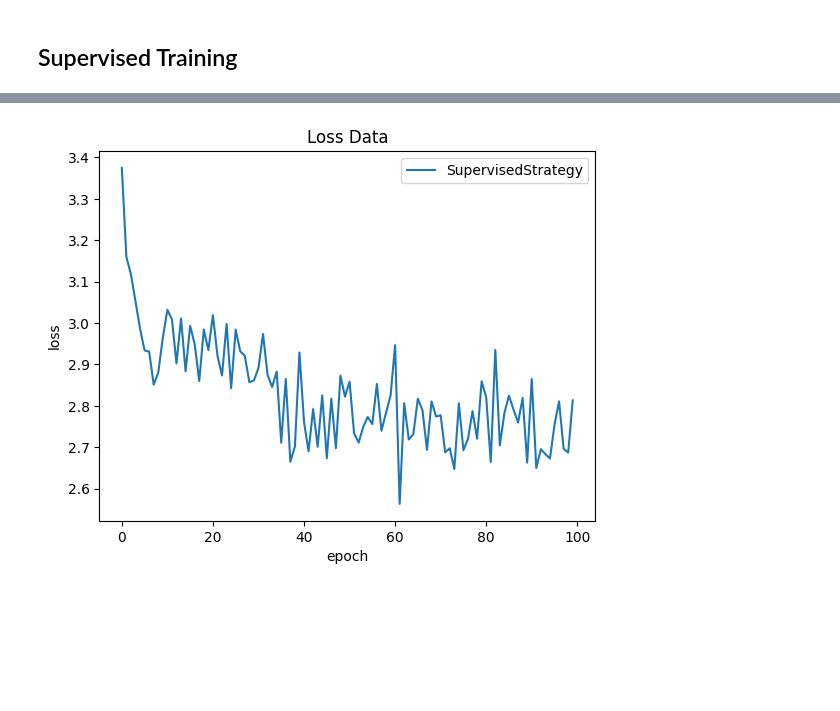
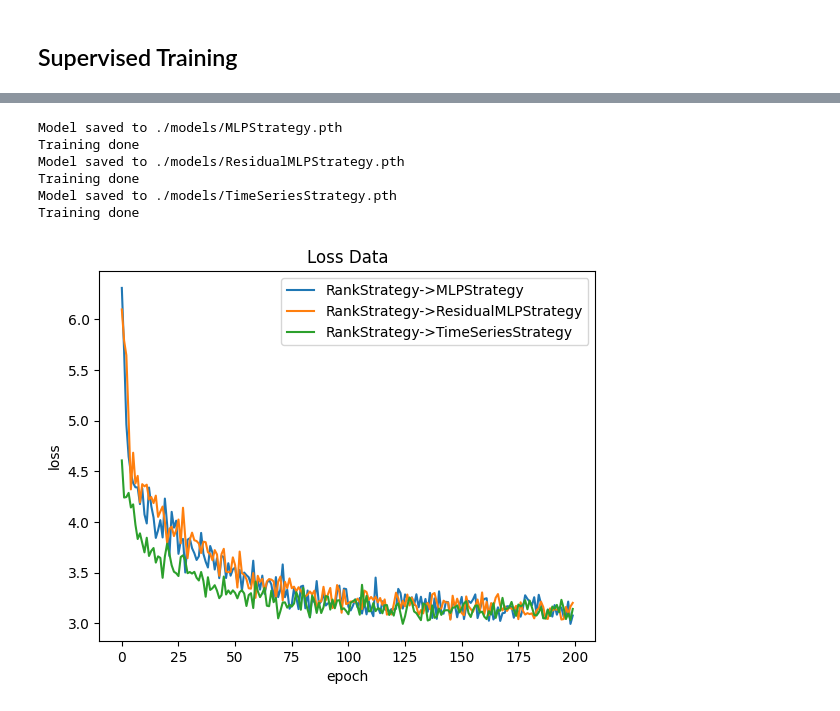
Before and after one commit to Mathwizard1/Capstone, a Jupyter notebook: Simulation.ipynb, the cells around one changed output, grey strips where cells are left out. Drawn from its saved outputs; the diff is of its cells as text; code cells hidden in the pictures; blank space fills up the shorter version.

```diff
--- a/Simulation.ipynb
+++ b/Simulation.ipynb
@@ -27,19 +47,22 @@ n_Rnodes = 100
 OPTIMAL = min(n_Lnodes, n_Inodes, n_Rnodes)
 RESULTS = {}
 # %%
-def generate_varNodes(inode_ids, n_Lnodes, n_Inodes, n_Rnodes, shuffle=False, seed= None):
+def generate_varNodes(inode_ids, n_Lnodes, n_Inodes, n_Rnodes, shuffle=False, seed= None,
+                    lb:int=1, ub:int|None=None):
     rand_gen = np.random.default_rng(seed)
     nodes = []
 
+    if(not ub): ub = n_Inodes + 1
+
     # Generate L nodes
     for _ in range(n_Lnodes):
-        k = rand_gen.integers(1, n_Inodes + 1)
+        k = rand_gen.integers(lb, ub)
         candidates = rand_gen.choice(inode_ids, size=k, replace=False).tolist()
         nodes.append(("L", candidates))
 
     # Generate R nodes
     for _ in range(n_Rnodes):
-        k = rand_gen.integers(1, n_Inodes + 1)
+        k = rand_gen.integers(lb, ub)
         candidates = rand_gen.choice(inode_ids, size=k, replace=False).tolist()
         nodes.append(("R", candidates))
 
@@ -90,3 +113,5 @@ def run_experiment(arg:TripartiteGraph|MatchingStrategy|None=None,
     results[g.strategy.name] = results_online
 # %% [markdown]
 ## Supervised Training
+# %%
+GLOBAL_EPOCHS = 200
@@ -141,6 +153,31 @@ Training done
+# %%
+# Student (AI)
+models = (
+    MLPStrategy(),
+    ResidualMLPStrategy(),
+    #CNNStrategy(),
+    TimeSeriesStrategy()
+)
+
+def train_models(trainer: TripartiteGraphTrainer, models: tuple, seed:int = 0, lb=1, ub=None):
+    for model in models:
+        train_node_order = generate_varNodes(range(n_Inodes), n_Lnodes, n_Inodes, n_Rnodes,
+                                            seed=seed, lb=lb, ub=ub)
+
+        optimizer = optim.AdamW(model.parameters(), lr=1e-4, weight_decay= 1e-5)
+
+        trainer.set_student(model, optimizer)
+        trainer.train_supervised(train_node_order, epochs= GLOBAL_EPOCHS, verbose= False)
 # %%
+train_models(trainer, models)
 trainer.plot_graph()
 # %% [output]
+Model saved to ./models/MLPStrategy.pth
+Training done
+Model saved to ./models/ResidualMLPStrategy.pth
+Training done
+Model saved to ./models/TimeSeriesStrategy.pth
+Training done
-[figure, old version]
+[figure, new version]
 # %%
 RUN_SEED = 42
```
Also changed, not shown: parts of 7 cells of this notebook, 8 other files.
